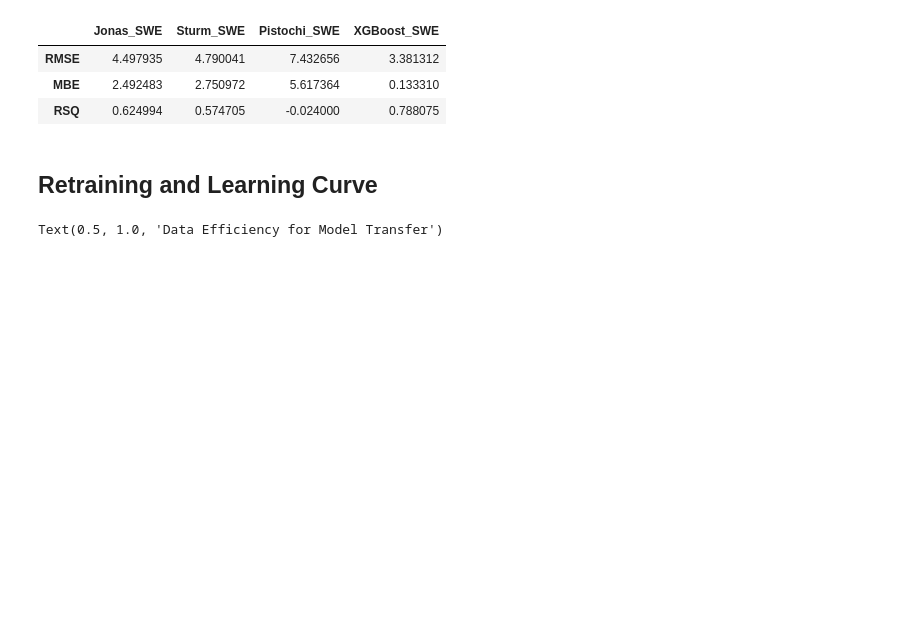
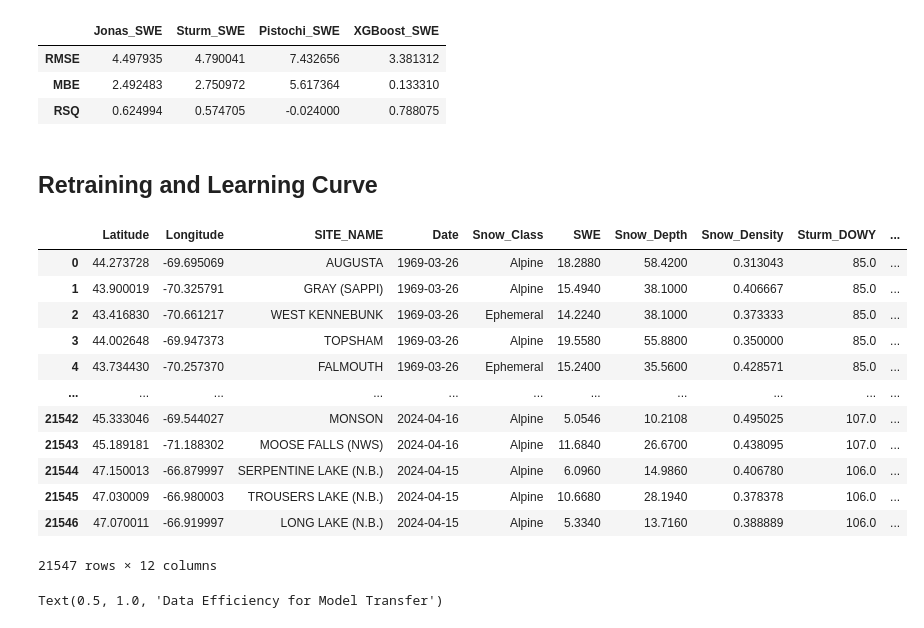
Before and after one commit to cryogars/density-models, a Jupyter notebook: notebooks/07_model_transferability_analysis.ipynb, the cells around one changed output. Drawn from its saved outputs; the diff is of its cells as text; code cells hidden in the pictures; blank space fills up the shorter version.

```diff
--- a/notebooks/07_model_transferability_analysis.ipynb
+++ b/notebooks/07_model_transferability_analysis.ipynb
@@ -289,6 +349,22 @@ compare_multiple_models(preds_df=swe_results.dropna().drop(columns='Snow_Class')
 | RSQ | 0.624994 | 0.574705 | -0.024000 | 0.788075 |
 # %% [markdown]
 ## Retraining and Learning Curve
+# %%
+clean_df
+# %% [output]
+|  | Latitude | Longitude | SITE_NAME | Date | Snow_Class | SWE | Snow_Depth | Snow_Density | Sturm_DOWY | ... |
+| 0 | 44.273728 | -69.695069 | AUGUSTA | 1969-03-26 | Alpine | 18.2880 | 58.4200 | 0.313043 | 85.0 | ... |
+| 1 | 43.900019 | -70.325791 | GRAY (SAPPI) | 1969-03-26 | Alpine | 15.4940 | 38.1000 | 0.406667 | 85.0 | ... |
+| 2 | 43.416830 | -70.661217 | WEST KENNEBUNK | 1969-03-26 | Ephemeral | 14.2240 | 38.1000 | 0.373333 | 85.0 | ... |
+| 3 | 44.002648 | -69.947373 | TOPSHAM | 1969-03-26 | Alpine | 19.5580 | 55.8800 | 0.350000 | 85.0 | ... |
+| 4 | 43.734430 | -70.257370 | FALMOUTH | 1969-03-26 | Ephemeral | 15.2400 | 35.5600 | 0.428571 | 85.0 | ... |
+| ... | ... | ... | ... | ... | ... | ... | ... | ... | ... | ... |
+| 21542 | 45.333046 | -69.544027 | MONSON | 2024-04-16 | Alpine | 5.0546 | 10.2108 | 0.495025 | 107.0 | ... |
+| 21543 | 45.189181 | -71.188302 | MOOSE FALLS (NWS) | 2024-04-16 | Alpine | 11.6840 | 26.6700 | 0.438095 | 107.0 | ... |
+| 21544 | 47.150013 | -66.879997 | SERPENTINE LAKE (N.B.) | 2024-04-15 | Alpine | 6.0960 | 14.9860 | 0.406780 | 106.0 | ... |
+| 21545 | 47.030009 | -66.980003 | TROUSERS LAKE (N.B.) | 2024-04-15 | Alpine | 10.6680 | 28.1940 | 0.378378 | 106.0 | ... |
+| 21546 | 47.070011 | -66.919997 | LONG LAKE (N.B.) | 2024-04-15 | Alpine | 5.3340 | 13.7160 | 0.388889 | 106.0 | ... |
+21547 rows × 12 columns
 # %%
 from sklearn.model_selection import train_test_split
 import numpy as np
```
Also changed, not shown: parts of 6 cells of this notebook.
